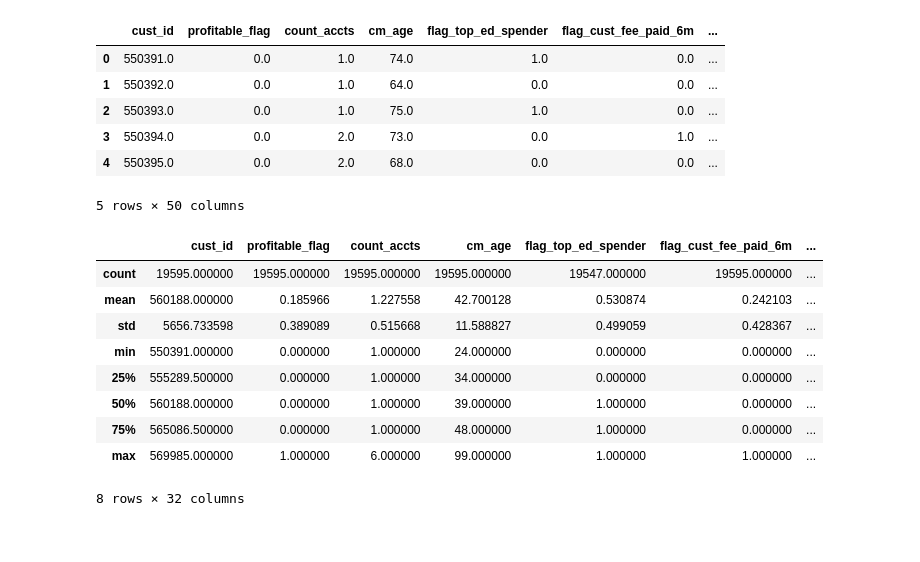
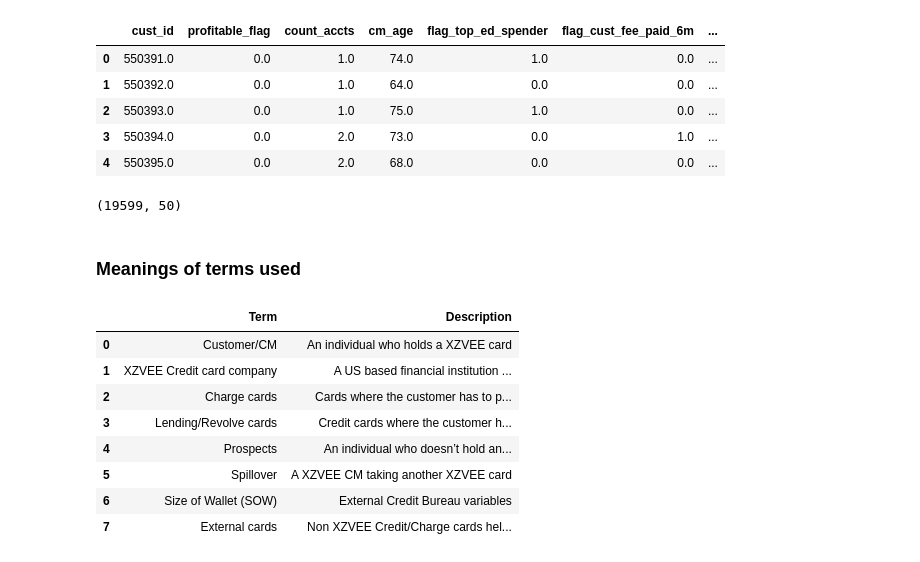
Before and after one commit to gsunit/Amex-Analyse-This-IITK, a Jupyter notebook: data-visualization.ipynb, the cells around one changed output. Drawn from its saved outputs; the diff is of its cells as text; code cells hidden in the pictures.

```diff
--- a/data-visualization.ipynb
+++ b/data-visualization.ipynb
@@ -4,9 +4,13 @@ InteractiveShell.ast_node_interactivity = "all"
 # %%
 import pandas as pd
 import seaborn as sns
+
+pd.set_option('display.max_columns', 500)
+pd.set_option('max_colwidth', 800)
 # %%
 df = pd.read_csv("./data/Training_Data_0611N.csv")
 df.head()
+df.shape
 # %% [output]
 |  | cust_id | profitable_flag | count_accts | cm_age | flag_top_ed_spender | flag_cust_fee_paid_6m | ... |
 | 0 | 550391.0 | 0.0 | 1.0 | 74.0 | 1.0 | 0.0 | ... |
@@ -14,17 +18,20 @@ df.head()
 | 2 | 550393.0 | 0.0 | 1.0 | 75.0 | 1.0 | 0.0 | ... |
 | 3 | 550394.0 | 0.0 | 2.0 | 73.0 | 0.0 | 1.0 | ... |
 | 4 | 550395.0 | 0.0 | 2.0 | 68.0 | 0.0 | 0.0 | ... |
-5 rows × 50 columns
+(19599, 50)
-# %%
-df.describe()
-# %% [output]
-|  | cust_id | profitable_flag | count_accts | cm_age | flag_top_ed_spender | flag_cust_fee_paid_6m | ... |
-| count | 19595.000000 | 19595.000000 | 19595.000000 | 19595.000000 | 19547.000000 | 19595.000000 | ... |
-| mean | 560188.000000 | 0.185966 | 1.227558 | 42.700128 | 0.530874 | 0.242103 | ... |
-| std | 5656.733598 | 0.389089 | 0.515668 | 11.588827 | 0.499059 | 0.428367 | ... |
-| min | 550391.000000 | 0.000000 | 1.000000 | 24.000000 | 0.000000 | 0.000000 | ... |
-| 25% | 555289.500000 | 0.000000 | 1.000000 | 34.000000 | 0.000000 | 0.000000 | ... |
-| 50% | 560188.000000 | 0.000000 | 1.000000 | 39.000000 | 1.000000 | 0.000000 | ... |
-| 75% | 565086.500000 | 0.000000 | 1.000000 | 48.000000 | 1.000000 | 0.000000 | ... |
-| max | 569985.000000 | 1.000000 | 6.000000 | 99.000000 | 1.000000 | 1.000000 | ... |
-8 rows × 32 columns
+# %% [markdown]
+### Meanings of terms used
+# %%
+data_desc = pd.read_csv("./data/Data_Dictionary-06_11N.csv", encoding='cp1252')
+term_desc = data_desc.iloc[:8]
+term_desc
+# %% [output]
+|  | Term | Description |
+| 0 | Customer/CM | An individual who holds a XZVEE card |
+| 1 | XZVEE Credit card company | A US based financial institution ... |
+| 2 | Charge cards | Cards where the customer has to p... |
+| 3 | Lending/Revolve cards | Credit cards where the customer h... |
+| 4 | Prospects | An individual who doesn’t hold an... |
+| 5 | Spillover | A XZVEE CM taking another XZVEE card |
+| 6 | Size of Wallet (SOW) | External Credit Bureau variables |
+| 7 | External cards | Non XZVEE Credit/Charge cards hel... |
```
Also changed, not shown: parts of 7 cells of this notebook, 1 other file.
